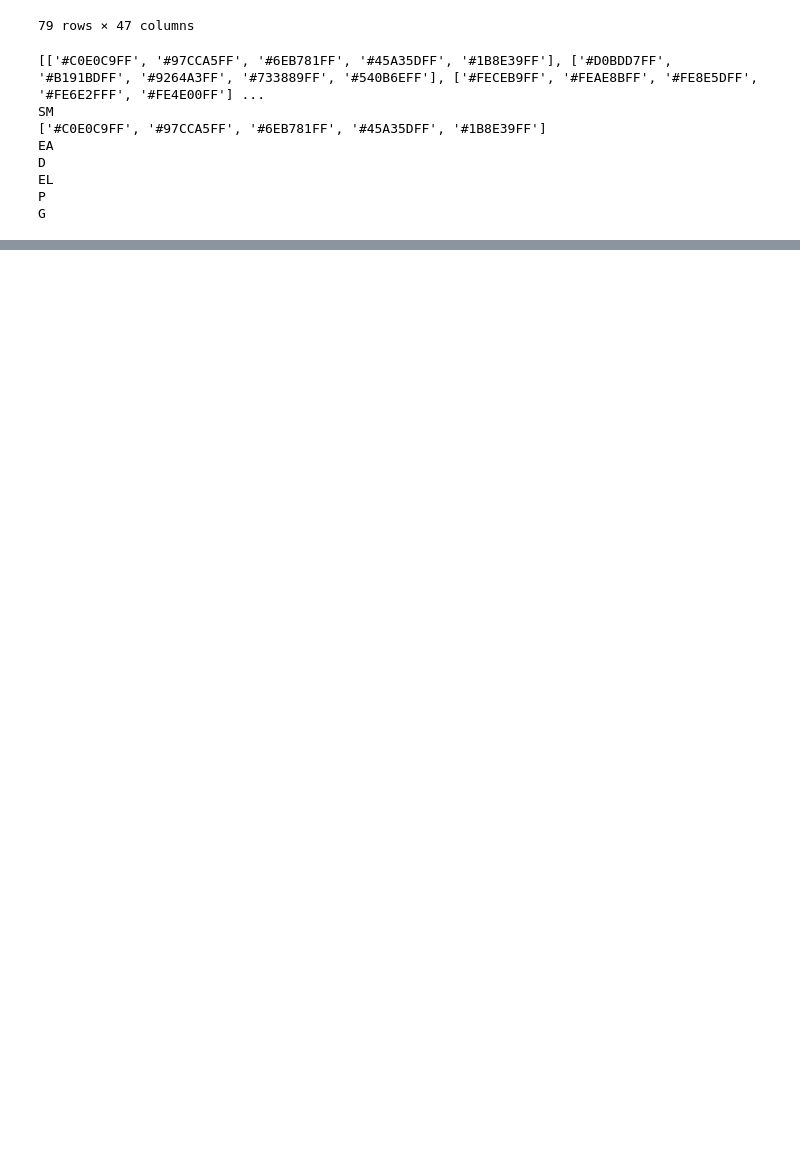
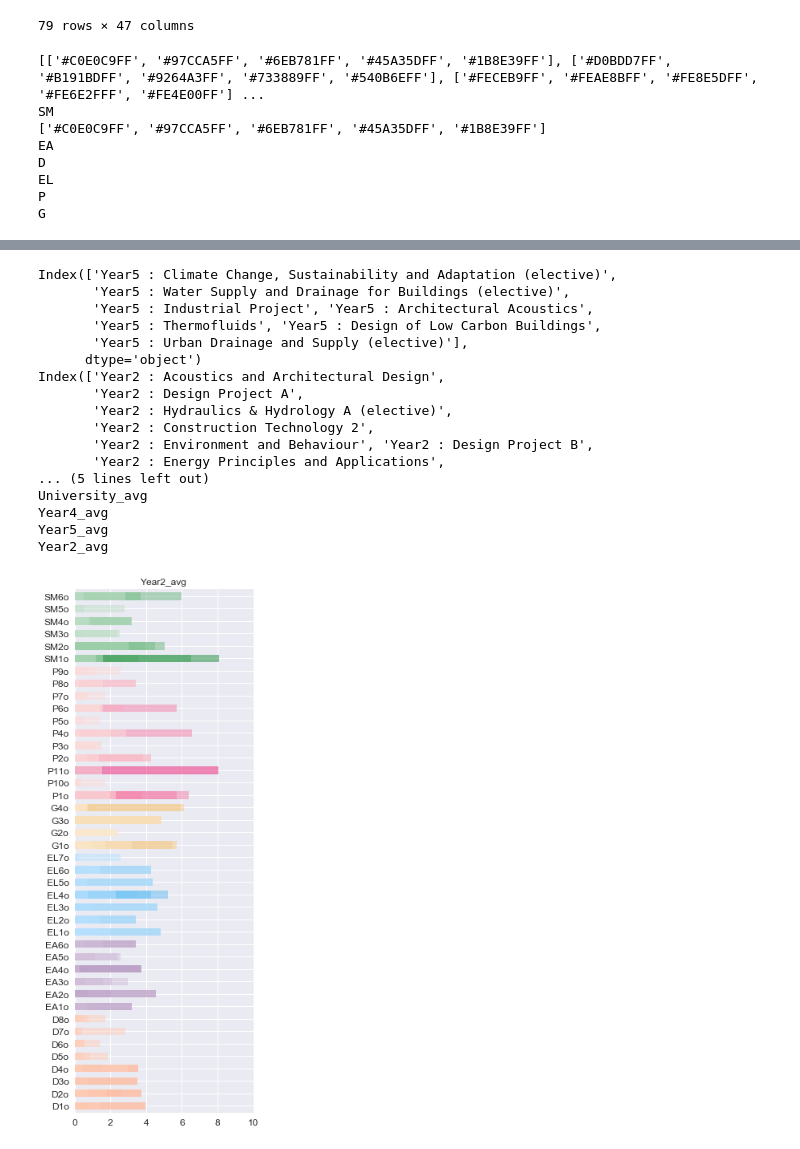
Before and after one commit to danielbee/rowenaIndustrialReport, a Jupyter notebook: process_skills.ipynb, the cells around one changed output, grey strips where cells are left out. Saved outputs shown, nothing was run; the diff lists cells and outputs as text; code cells hidden in the pictures; blank space fills up the shorter version.

```diff
--- a/process_skills.ipynb
+++ b/process_skills.ipynb
@@ -130,9 +130,9 @@ P
 G
 # %%
 #DataFrame without multi-index is a bit simpler
-df_si =  pd.read_excel(fname, 'Sheet1', skiprows=[0,2], index_col=2, header=0)
+df_si =  pd.read_excel(fname, 'Sheet1', skiprows=[0], index_col=2, header=0)
 df_si.drop(columns=['Unnamed: 0','Unnamed: 1'], inplace=True)
-
+df_si.iloc[0] = df_si.iloc[0].ffill()
 dft = df_si.transpose()
 #Very Manual Example
 #print(dft['SM1i'].fillna(0.0).values)
@@ -143,6 +143,8 @@ dft = df_si.transpose()
 #dft['SM1o'].plot(kind='barh')
 
 proj_l = [ 'Edinburgh Playhouse','Lucy Cavendish College','University of Portsmouth Sports Centre','250 Bury Street West']
+year_l = pd.read_excel(fname, 'Sheet1', skiprows=[0,1], header=None).iloc[0:3:].ffill()
+print(year_l)
 #'Year1', 'Year2','Year3','Year4','Year5' ARE in the xcel sheet, but we ignored it for simpicity. TODO: Add it in.
 #Changes where the bands are for each skill
 weights = [[1.0], [0.6,0.4], [0.6,0.3,0.1]]
@@ -165,11 +167,11 @@ for proj in proj_l:
     skill_vals = [skill+'o' for skill in skill_l]
 
     for key in C:
-        print(key)
+        #print(key)
         skillbool = [key in skill+'o' for skill in skill_l]
-        print(skillbool)
+        #print(skillbool)
         skill_famv = list(compress(skill_vals, skillbool))
-        print(skill_famv)
+        #print(skill_famv)
 
         #skill_vals = [skill+'o' for skill in skill_l]
         #print([(dft[skill_vals]>=3.0) & (dft[skill_vals]<7.5)])
@@ -264 +205,48 @@ G
 [figure]
+# %%
+pgroup_l = list(set(dft['proj_group'].values))
+dft_si= dft.transpose()
+for pgroup in pgroup_l:
+    print(pgroup+' : '+dft['proj_group'][dft['proj_group']==pgroup].transpose().index)
+    proj_l = dft['proj_group'][dft['proj_group']==pgroup].transpose().index
+    # Make a new column in the dft for the concat result of the prog_grpup , make the list og prog_g the proj_l rto plot an it will work!
+    skill_vals = [skill+'o' for skill in skill_l]
+    dft_si[pgroup+'_avg'] = np.full(len(dft.transpose().index), np.nan)
+    for skill in skill_l:
+        #print('{} : {}'.format(skill+'o', dft[skill+'o'].transpose()[proj_l].transpose().values)) # Last transpose puts it back to dft oritnttion
+
+        dft_si[pgroup+'_avg'].loc[skill+'o'] = dft[skill+'o'].transpose()[proj_l].transpose().values.mean()
+dft_si
+dftt = dft_si.transpose()
+yi=0
+
+#TODO: https://chrisalbon.com/python/data_visualization/matplotlib_grouped_bar_plot/
+#https://www.pythoncharts.com/2019/03/26/grouped-bar-charts-matplotlib/
+# OR
+#Better use of space : https://matplotlib.org/3.1.1/gallery/lines_bars_and_markers/bar_stacked.html#sphx-glr-gallery-lines-bars-and-markers-bar-stacked-py
+for proj in pgroup_l:
+    print(proj+'_avg')
+    proj = proj+'_avg'
+
+    for key in C:
+        #print(key)
+        skillbool = [key in skill+'o' for skill in skill_l]
+        #print(skillbool)
+        skill_famv = list(compress(skill_vals, skillbool))
+        #print(skill_famv)
+
+        #skill_vals = [skill+'o' for skill in skill_l]
+        #print([(dft[skill_vals]>=3.0) & (dft[skill_vals]<7.5)])
+        dftt[dftt[skill_famv]>=7.5][skill_vals].transpose()[proj].plot(
+            kind='barh', title=proj,color=C[key][4], fontsize=12, width=0.6,xlim=(0,10),alpha=0.5, y=yi, figsize=(4,12)
+        )
+        dftt[(dftt[skill_famv]>=3.0) & (dftt[skill_famv]<7.5)][skill_vals].transpose()[proj].plot(
+            kind='barh', title=proj,color=C[key][2], fontsize=12, width=0.6,xlim=(0,10),alpha=0.5, y=yi
+        )
+        dftt[dftt[skill_famv]<5.0][skill_vals].transpose()[proj].plot(
+            kind='barh', title=proj,color=C[key][0], fontsize=12, width=0.6,xlim=(0,10),alpha=0.5, y=yi
+        )
+        yi=yi+1
+plt.savefig('plots/{}_skill_map.svg'.format(pgroup_l))
+plt.show()
+# %% [output]
@@ -264,0 +274,18 @@ G
+Index(['Year5 : Climate Change, Sustainability and Adaptation (elective)',
+       'Year5 : Water Supply and Drainage for Buildings (elective)',
+       'Year5 : Industrial Project', 'Year5 : Architectural Acoustics',
+       'Year5 : Thermofluids', 'Year5 : Design of Low Carbon Buildings',
+       'Year5 : Urban Drainage and Supply (elective)'],
+      dtype='object')
+Index(['Year2 : Acoustics and Architectural Design',
+       'Year2 : Design Project A',
+       'Year2 : Hydraulics & Hydrology A (elective)',
+       'Year2 : Construction Technology 2',
+       'Year2 : Environment and Behaviour', 'Year2 : Design Project B',
+       'Year2 : Energy Principles and Applications',
+... (5 lines left out)
+University_avg
+Year4_avg
+Year5_avg
+Year2_avg
+[figure, added]
```
Also changed, not shown: parts of 2 cells of this notebook, 27 other files.
